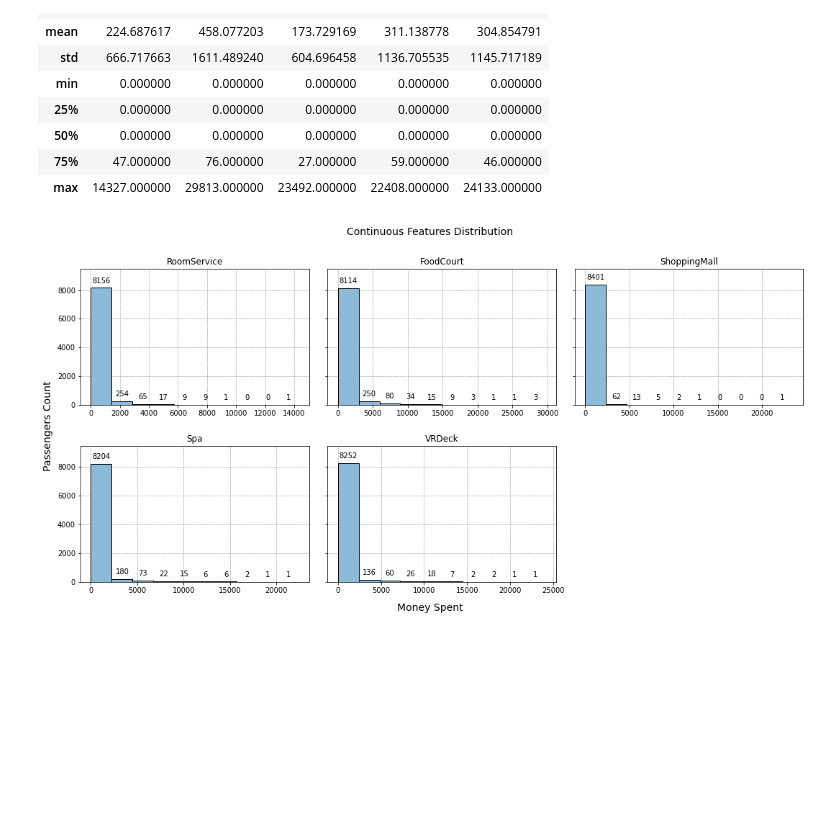
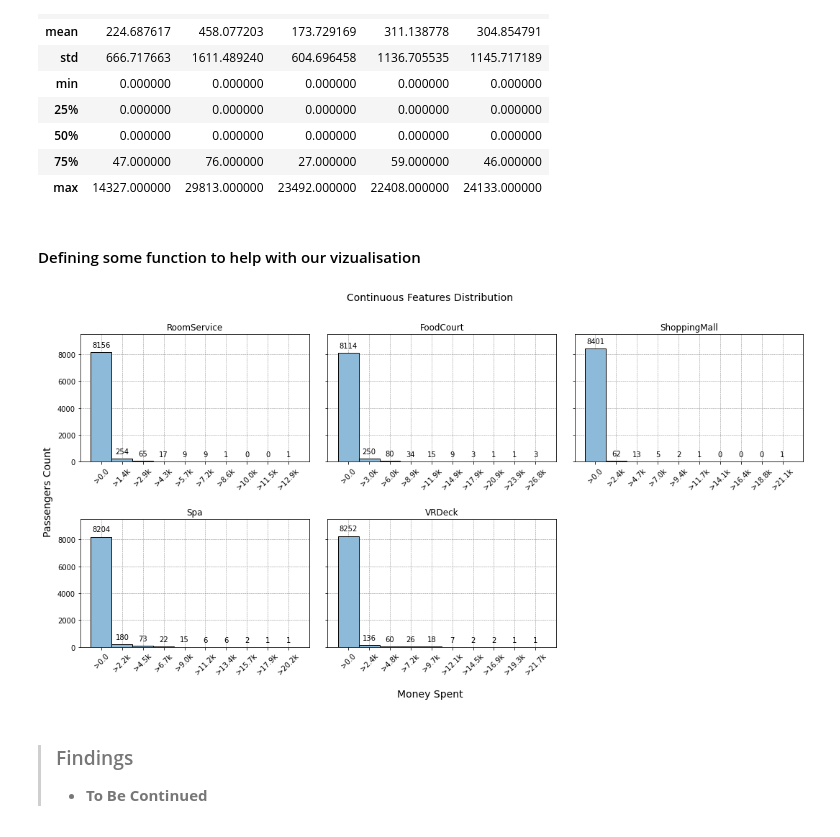
Before and after one commit to junedism/ams-classifier, a Jupyter notebook: spaceship-titanic-exploratory-data-analysis.ipynb, the cells around one changed output. Cells and saved outputs as stored; diff of their text form; code cells hidden in the pictures; blank space fills up the shorter version.

Commit message:
Kaggle Notebook | Spaceship Titanic Exploratory Data Analysis | Version 7

```diff
--- a/spaceship-titanic-exploratory-data-analysis.ipynb
+++ b/spaceship-titanic-exploratory-data-analysis.ipynb
@@ -552,3 +552,5 @@ data_train[["RoomService", "FoodCourt", "ShoppingMall", "Spa", "VRDeck"]].descri
 | 50% | 0.000000 | 0.000000 | 0.000000 | 0.000000 | 0.000000 |
 | 75% | 47.000000 | 76.000000 | 27.000000 | 59.000000 | 46.000000 |
 | max | 14327.000000 | 29813.000000 | 23492.000000 | 22408.000000 | 24133.000000 |
+# %% [markdown]
+#### Defining some function to help with our vizualisation
@@ -555,32 +587,34 @@ data_train[["RoomService", "FoodCourt", "ShoppingMall", "Spa", "VRDeck"]].descri
 # %%
 fig, ax = plt.subplots(2, 3, figsize=(18, 8), sharey=True)
 cols = ["RoomService", "FoodCourt", "ShoppingMall", "Spa", "VRDeck"]
 fig.supylabel("Passengers Count", x=.085, size=14)
-fig.supxlabel("Money Spent", y=.05, size=14)
+fig.supxlabel("Money Spent", y=.0, size=14)
 fig.suptitle("Continuous Features Distribution", size=14)
-fig.subplots_adjust(wspace=.08, hspace=.3)
+fig.subplots_adjust(wspace=.08, hspace=.45)
+bins = 10
+xt = np.arange(10)
 
-# for i, col in enumerate(cols):
-#     c,e, bars = ax[i].hist(data_train[col], bins=10, zorder=2, color=tcolor_dict[True], ec='k')
-#     ax[i].bar_label(bars, rotation="vertical", padding=5)
-#     ax[i].grid(linestyle='--', linewidth=0.5, color='gray', zorder=0)
-#     ax[i].set_ylim(top=10000)
-#     ax[i].set_title(col)
 
 x = 0
 for i in range(2):
     for j in range(3):
         if i == 1 and j == 2:
             ax[i, j].remove()
         else:
-            c,e, bars = ax[i, j].hist(data_train[cols[x]], bins=10, zorder=2, color=tcolor_dict[True], ec='k')
+            c,e, bars = ax[i, j].hist(data_train[cols[x]], bins=bins, zorder=2, color=tcolor_dict[True], ec='k')
             ax[i, j].bar_label(bars, padding=5)
             ax[i, j].grid(linestyle='--', linewidth=0.5, color='gray', zorder=0)
             ax[i, j].set_ylim(top=9500)
             ax[i, j].set_title(cols[x])
+            xtick_pos = xticks_position(cols[x])
+            xtick_lbl = expenses_xtick_lbl(bins, cols[x])
+            ax[i, j].set_xticks(xtick_pos, xtick_lbl, rotation=45, ha='center')
             x = x + 1
 # %% [output]
-[figure, old version]
+[figure, new version]
+# %% [markdown]
+> ### Findings
+>* **To Be Continued**
 # %%
 # TBD
 
```
Also changed, not shown: parts of 2 cells of this notebook.
